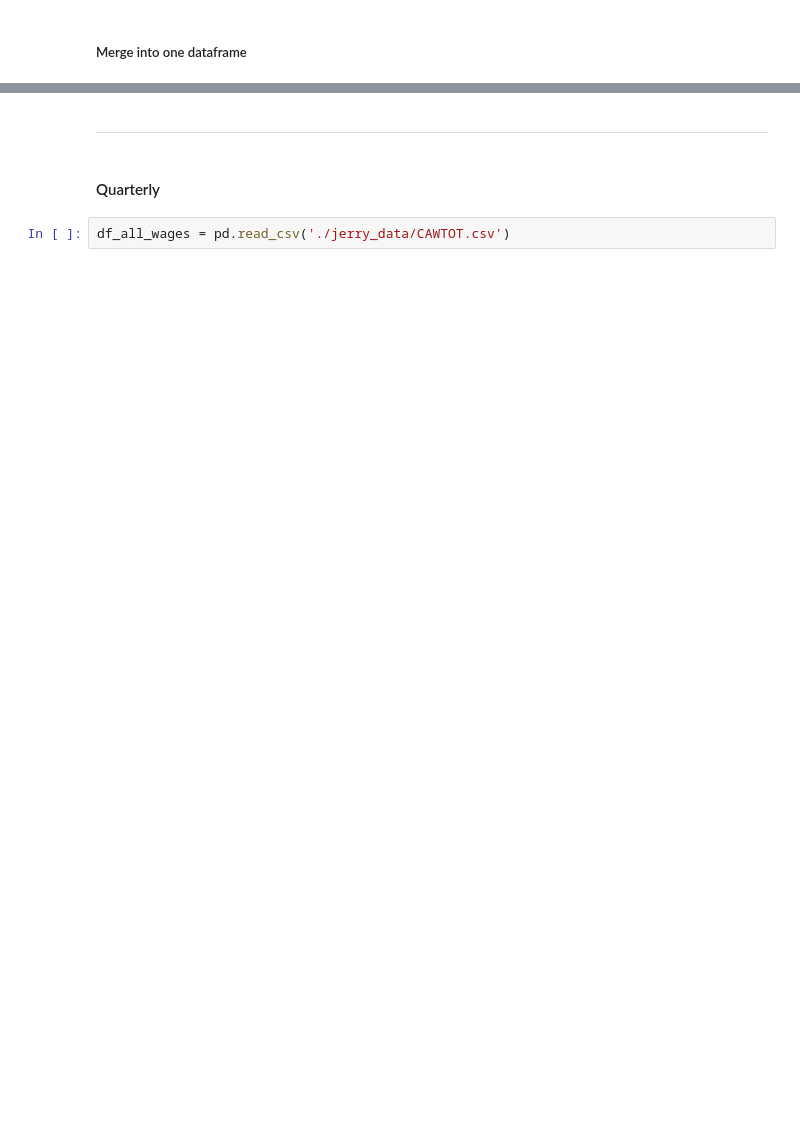
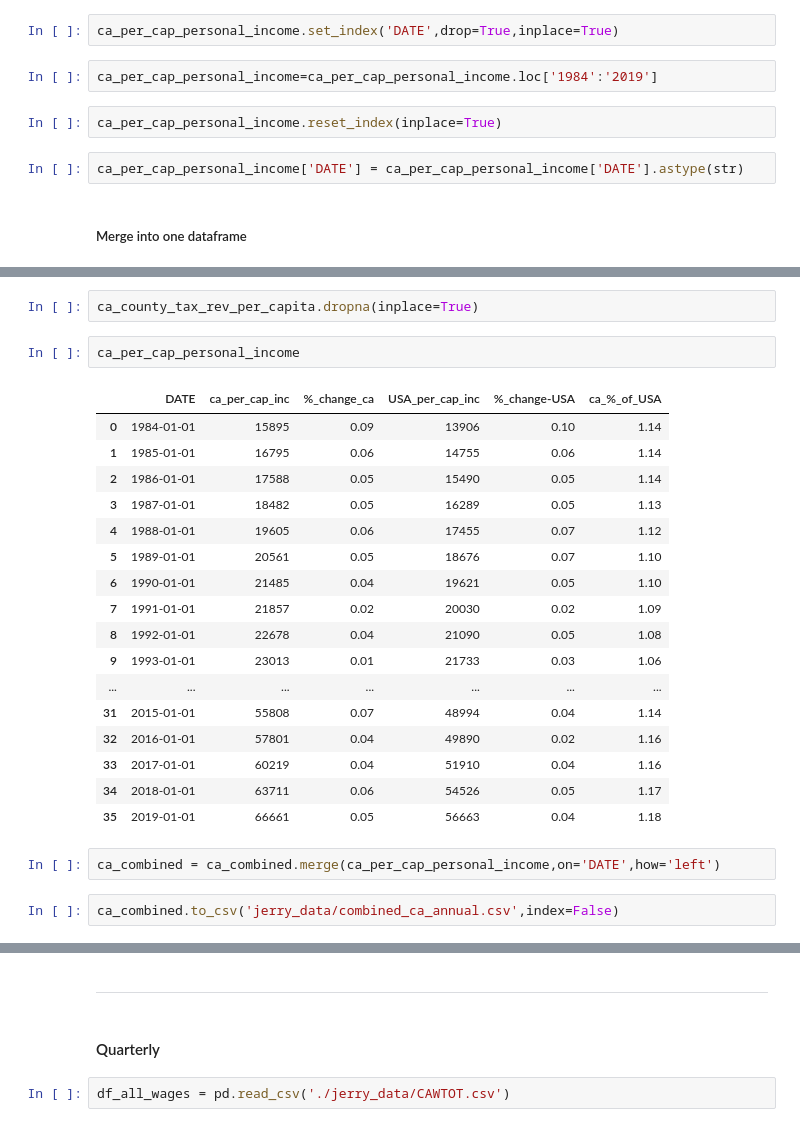
Before and after one commit to jefremides/Project_5, a Jupyter notebook: jerry_data_cleaning_eda.ipynb, the cells around one changed output, grey strips where cells are left out. Cells and saved outputs as stored; diff of their text form; blank space fills up the shorter version.

```diff
--- a/jerry_data_cleaning_eda.ipynb
+++ b/jerry_data_cleaning_eda.ipynb
@@ -112,2 +118,10 @@ ca_fire_ins_costs = pd.read_csv('./jerry_data/ca_fire_insurance.csv')
+# %%
+ca_per_cap_personal_income.set_index('DATE',drop=True,inplace=True)
+# %%
+ca_per_cap_personal_income=ca_per_cap_personal_income.loc['1984':'2019']
+# %%
+ca_per_cap_personal_income.reset_index(inplace=True)
+# %%
+ca_per_cap_personal_income['DATE'] = ca_per_cap_personal_income['DATE'].astype(str)
 # %% [markdown]
 ##### Merge into one dataframe
@@ -113,0 +263,26 @@ ca_fire_ins_costs = pd.read_csv('./jerry_data/ca_fire_insurance.csv')
+# %%
+ca_county_tax_rev_per_capita.dropna(inplace=True)
+# %%
+ca_per_cap_personal_income
+# %% [output]
+|  | DATE | ca_per_cap_inc | %_change_ca | USA_per_cap_inc | %_change-USA | ca_%_of_USA |
+| 0 | 1984-01-01 | 15895 | 0.09 | 13906 | 0.10 | 1.14 |
+| 1 | 1985-01-01 | 16795 | 0.06 | 14755 | 0.06 | 1.14 |
+| 2 | 1986-01-01 | 17588 | 0.05 | 15490 | 0.05 | 1.14 |
+| 3 | 1987-01-01 | 18482 | 0.05 | 16289 | 0.05 | 1.13 |
+| 4 | 1988-01-01 | 19605 | 0.06 | 17455 | 0.07 | 1.12 |
+| 5 | 1989-01-01 | 20561 | 0.05 | 18676 | 0.07 | 1.10 |
+| 6 | 1990-01-01 | 21485 | 0.04 | 19621 | 0.05 | 1.10 |
+| 7 | 1991-01-01 | 21857 | 0.02 | 20030 | 0.02 | 1.09 |
+| 8 | 1992-01-01 | 22678 | 0.04 | 21090 | 0.05 | 1.08 |
+| 9 | 1993-01-01 | 23013 | 0.01 | 21733 | 0.03 | 1.06 |
+| ... | ... | ... | ... | ... | ... | ... |
+| 31 | 2015-01-01 | 55808 | 0.07 | 48994 | 0.04 | 1.14 |
+| 32 | 2016-01-01 | 57801 | 0.04 | 49890 | 0.02 | 1.16 |
+| 33 | 2017-01-01 | 60219 | 0.04 | 51910 | 0.04 | 1.16 |
+| 34 | 2018-01-01 | 63711 | 0.06 | 54526 | 0.05 | 1.17 |
+| 35 | 2019-01-01 | 66661 | 0.05 | 56663 | 0.04 | 1.18 |
+# %%
+ca_combined = ca_combined.merge(ca_per_cap_personal_income,on='DATE',how='left')
+# %%
+ca_combined.to_csv('jerry_data/combined_ca_annual.csv',index=False)
```
Also changed, not shown: parts of 41 cells of this notebook, 2 other files.
